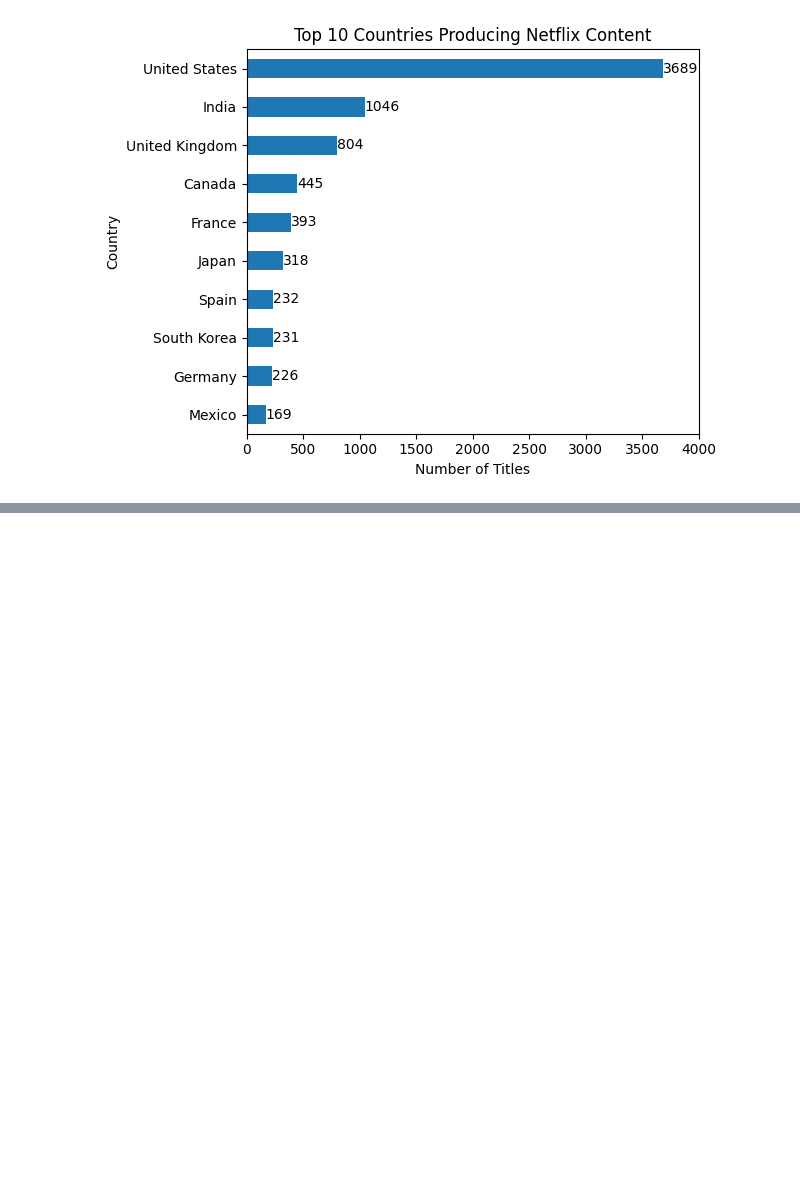
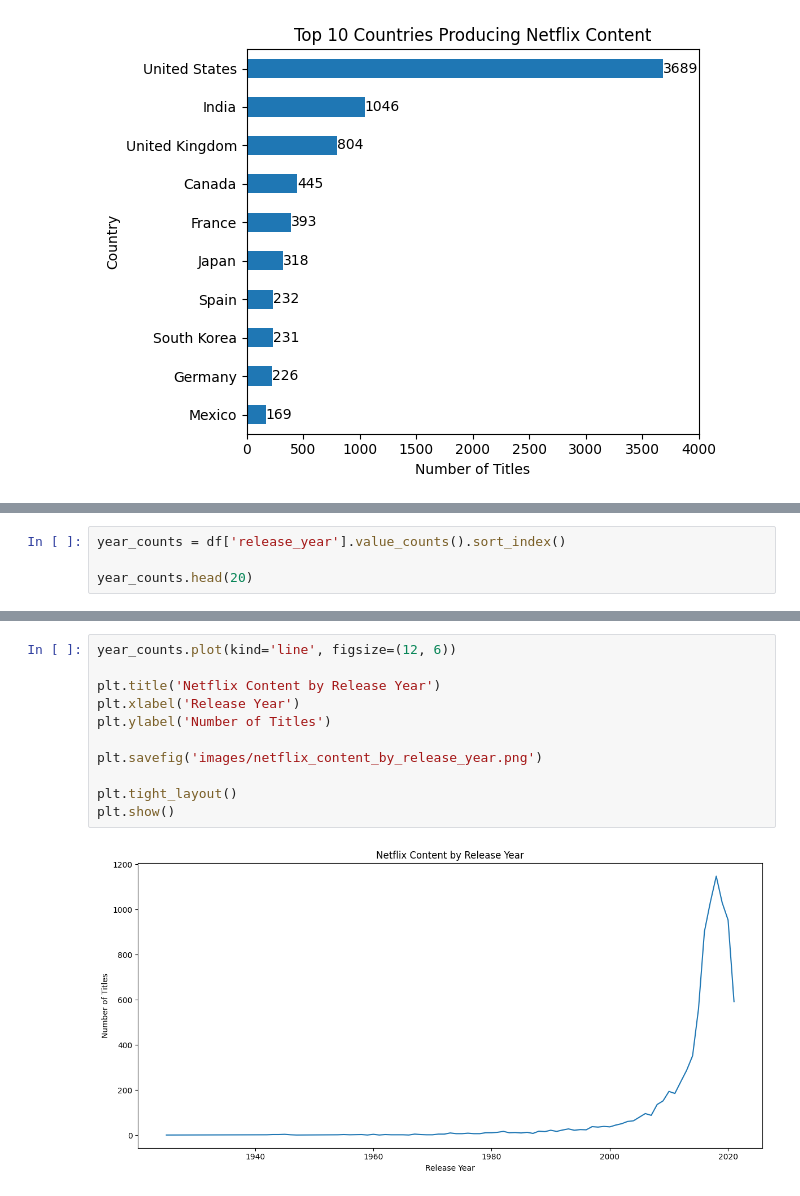
Before and after one commit to RashedTheDeveloper/AI-ML-Learning-Journey, a Jupyter notebook: 02_Data_Analysis_Projects/Netflix_Movies_Analysis/01_Netflix_Movies_Analysis.ipynb, the cells around one changed output, grey strips where cells are left out. Drawn from its saved outputs; the diff is of its cells as text; blank space fills up the shorter version.

Commit message:
Add Netflix content release year analysis

```diff
--- a/02_Data_Analysis_Projects/Netflix_Movies_Analysis/01_Netflix_Movies_Analysis.ipynb
+++ b/02_Data_Analysis_Projects/Netflix_Movies_Analysis/01_Netflix_Movies_Analysis.ipynb
@@ -731,0 +760,4 @@ plt.show()
+# %%
+year_counts = df['release_year'].value_counts().sort_index()
+
+year_counts.head(20)
@@ -731,0 +802,13 @@ plt.show()
+# %%
+year_counts.plot(kind='line', figsize=(12, 6))
+
+plt.title('Netflix Content by Release Year')
+plt.xlabel('Release Year')
+plt.ylabel('Number of Titles')
+
+plt.savefig('images/netflix_content_by_release_year.png')
+
+plt.tight_layout()
+plt.show()
+# %% [output]
+[figure, added]
```
Also changed, not shown: parts of 6 cells of this notebook, 1 other file.
